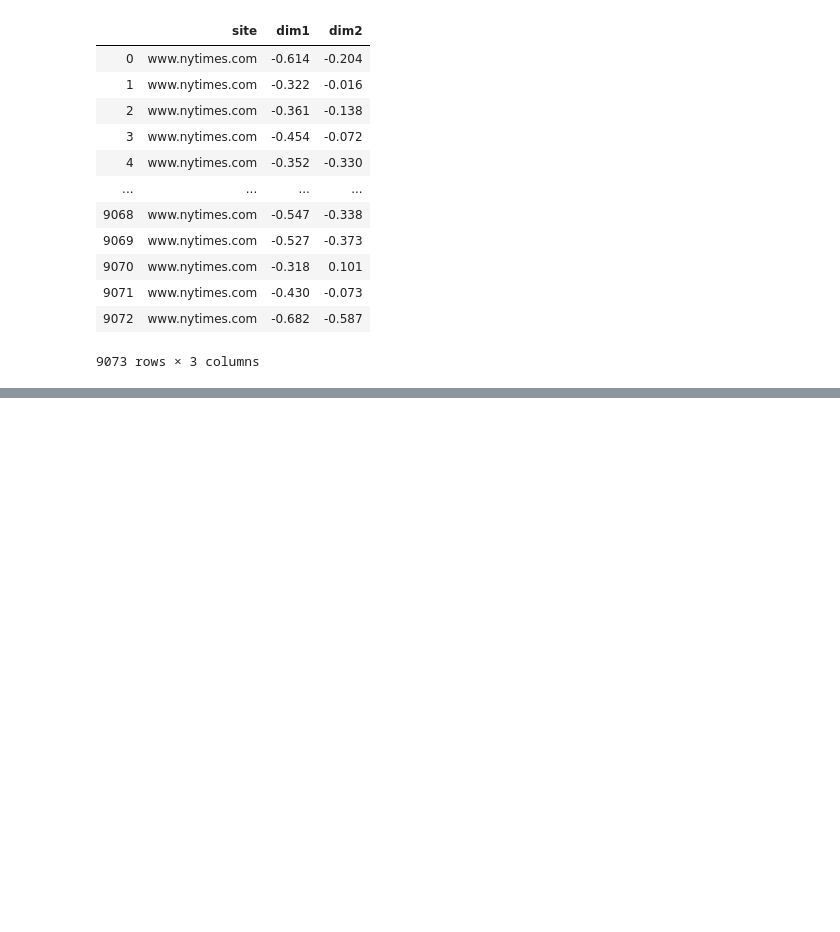
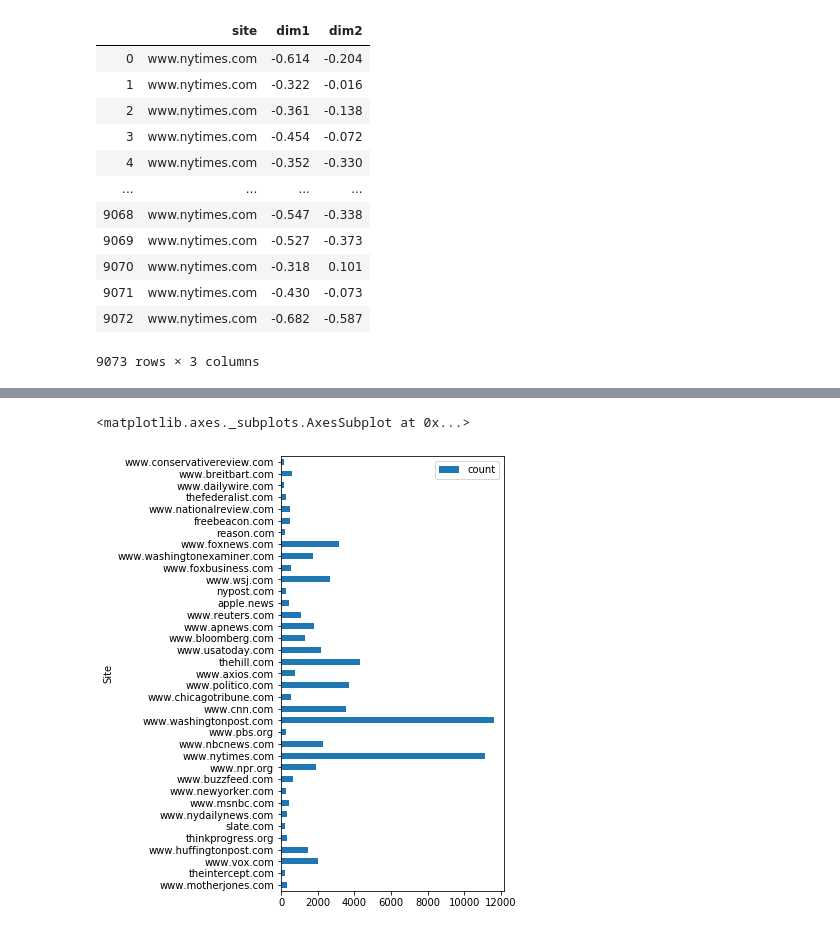
Before and after one commit to michaelpkuhn/mediabias, a Jupyter notebook: plotter.ipynb, the cells around one changed output, grey strips where cells are left out. Cells and saved outputs as stored; diff of their text form; code cells hidden in the pictures; blank space fills up the shorter version.

```diff
--- a/plotter.ipynb
+++ b/plotter.ipynb
@@ -111,0 +299,3 @@ df3
+# %%
+df4= df3.sort_values(by="nominate_dim1").reset_index(drop=True).reset_index()
+df4.head()
@@ -111,0 +309,5 @@ df3
+# %%
+df4.plot.barh(x='Site',y='count', figsize=(4,8))
+# %% [output]
+<matplotlib.axes._subplots.AxesSubplot at 0x...>
+[figure, added]
```
Also changed, not shown: parts of 36 cells of this notebook, 4 other files.
